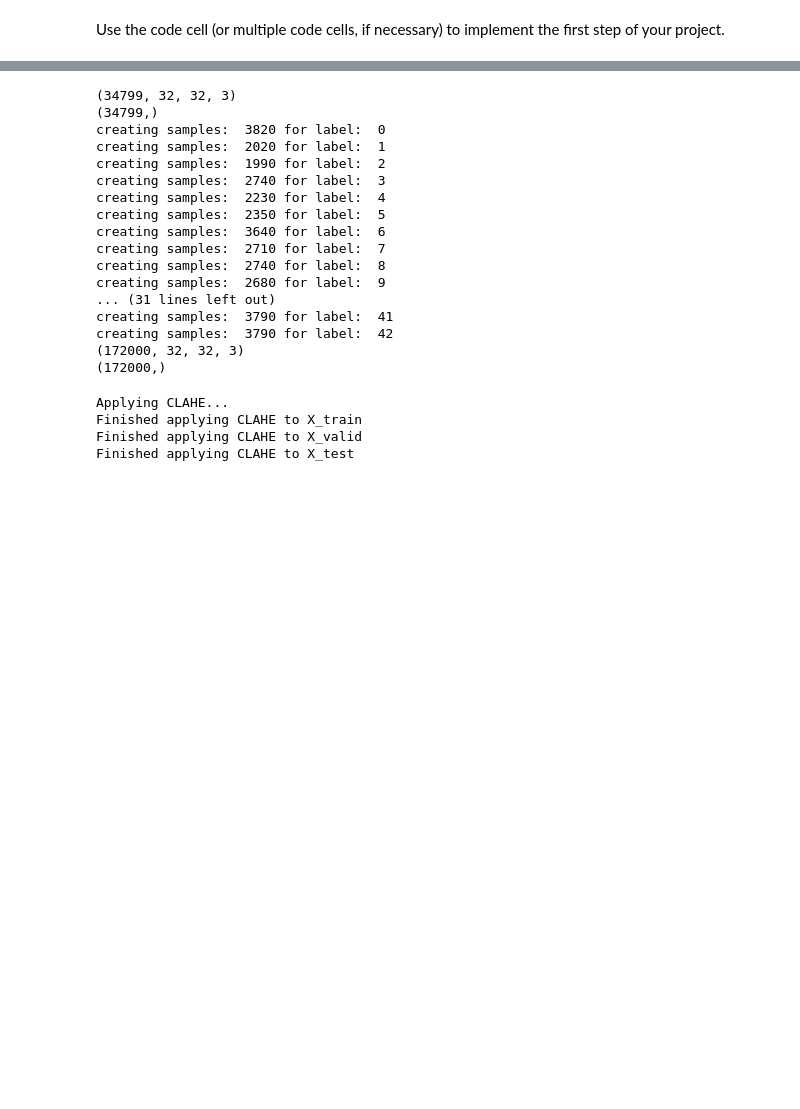
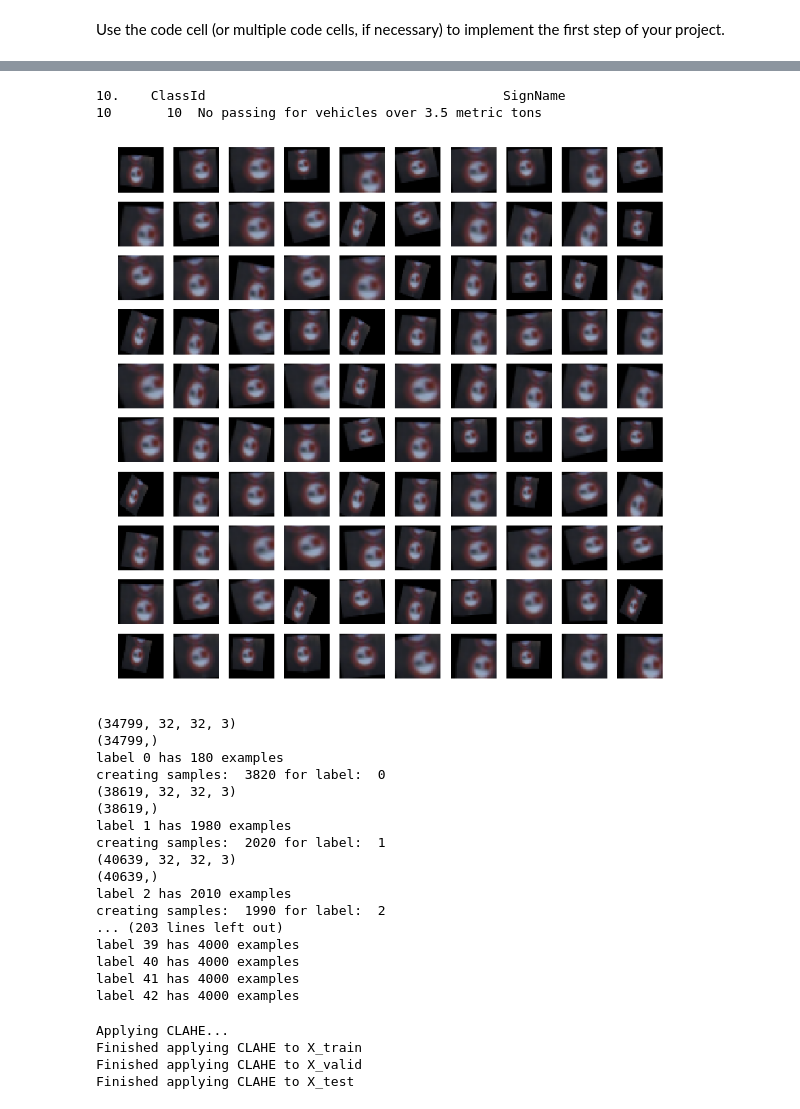
Before and after one commit to apalvai/CarND-Traffic-Sign-Classifier-Project, a Jupyter notebook: Traffic_Sign_Classifier.ipynb, the cells around one changed output, grey strips where cells are left out. Saved outputs shown, nothing was run; the diff lists cells and outputs as text; code cells hidden in the pictures; blank space fills up the shorter version.

```diff
--- a/Traffic_Sign_Classifier.ipynb
+++ b/Traffic_Sign_Classifier.ipynb
@@ -280,3 +325,31 @@ plt.title(SignNamesList[y_train[index]])
+# %%
+import matplotlib.pyplot as plt
+from matplotlib import gridspec
+
+index = random.randint(0, len(X_train))
+image = X_train[index].squeeze()
+label = y_train[index]
+print('{}.{}'.format(label, SignNames[SignNames['ClassId'] == label]))
+
+gs1 = gridspec.GridSpec(10, 10)
+gs1.update(wspace=0.01, hspace=0.02) # set the spacing between axes.
+plt.figure(figsize=(12,12))
+for i in range(100):
+    ax1 = plt.subplot(gs1[i])
+    ax1.set_xticklabels([])
+    ax1.set_yticklabels([])
+    ax1.set_aspect('equal')
+    img = process_image(image, label)
+
+    plt.subplot(10,10,i+1)
+    plt.imshow(img)
+    plt.axis('off')
+
+plt.show()
+# %% [output]
+10.    ClassId                                      SignName
+10       10  No passing for vehicles over 3.5 metric tons
+[figure, added]
 # %%
 from sklearn.utils import resample
 
@@ -289,7 +362,7 @@ classes, class_counts = np.unique(y_train, return_counts=True)
 traget_samples = 4000
 
 for label, count in enumerate(class_counts):
-
+    print('label {} has {} examples'.format(label, count))
     to_be_generated = traget_samples - count
     if to_be_generated <= 0:
         print("skipping generation of samples for label: ", label)
@@ -308,26 +381,33 @@ for label, count in enumerate(class_counts):
     X_train = np.concatenate((X_train, X_processed))
     y_train = np.concatenate((y_train, y_sample))
 
+    print(X_train.shape)
+    print(y_train.shape)
+
 print(X_train.shape)
 print(y_train.shape)
+
+classes, class_counts = np.unique(y_train, return_counts=True)
+for label, count in enumerate(class_counts):
+    print('label {} has {} examples'.format(label, count))
 # %% [output]
 (34799, 32, 32, 3)
 (34799,)
+label 0 has 180 examples
 creating samples:  3820 for label:  0
+(38619, 32, 32, 3)
+(38619,)
+label 1 has 1980 examples
 creating samples:  2020 for label:  1
+(40639, 32, 32, 3)
+(40639,)
+label 2 has 2010 examples
 creating samples:  1990 for label:  2
-creating samples:  2740 for label:  3
-creating samples:  2230 for label:  4
-creating samples:  2350 for label:  5
-creating samples:  3640 for label:  6
-creating samples:  2710 for label:  7
-creating samples:  2740 for label:  8
-creating samples:  2680 for label:  9
-... (31 lines left out)
-creating samples:  3790 for label:  41
-creating samples:  3790 for label:  42
-(172000, 32, 32, 3)
-(172000,)
+... (203 lines left out)
+label 39 has 4000 examples
+label 40 has 4000 examples
+label 41 has 4000 examples
+label 42 has 4000 examples
 # %%
 # Apply CLAHE Image Equalization
 print('Applying CLAHE...')
```
Also changed, not shown: parts of 13 cells of this notebook, 1 other file.
